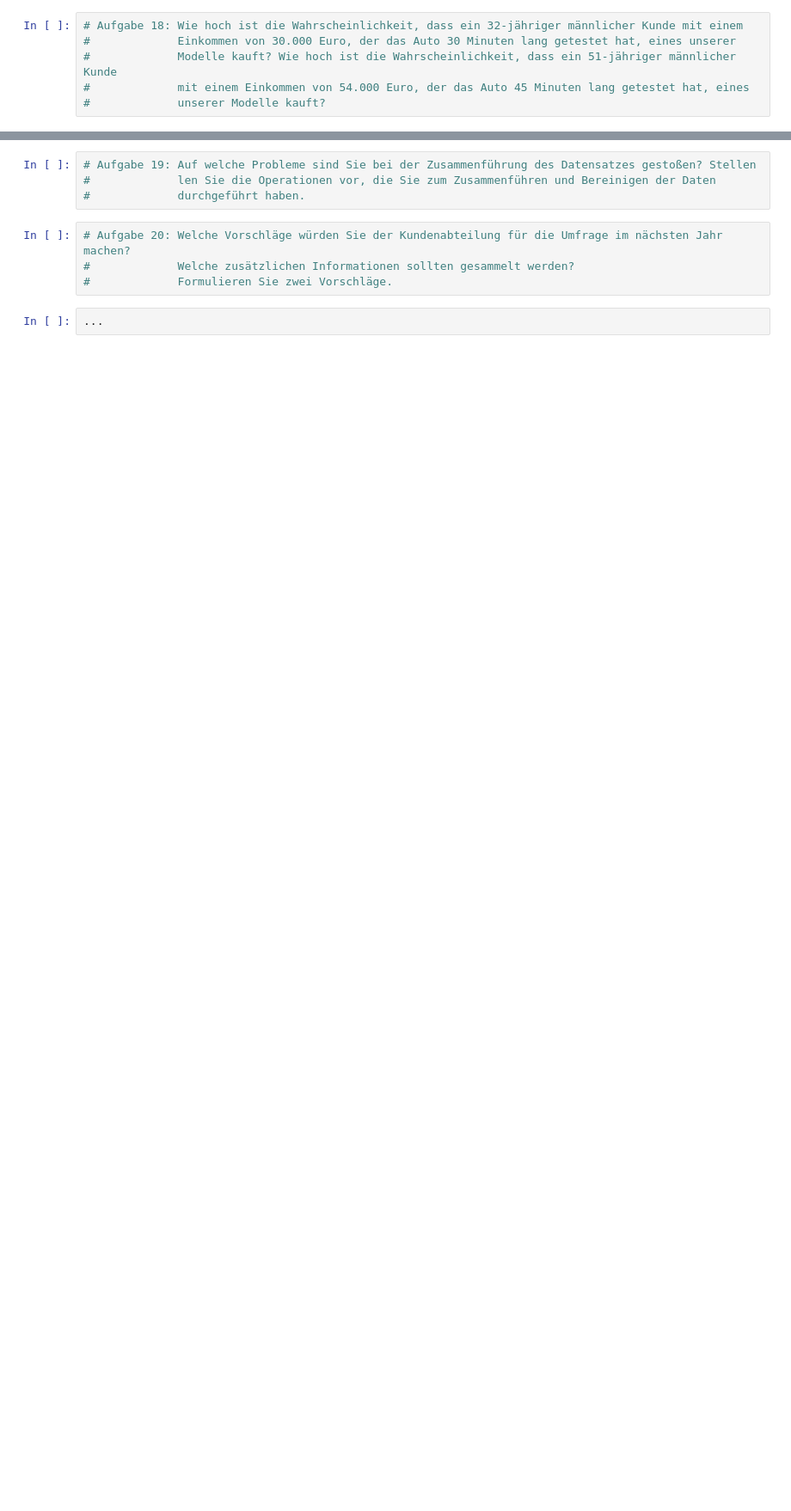
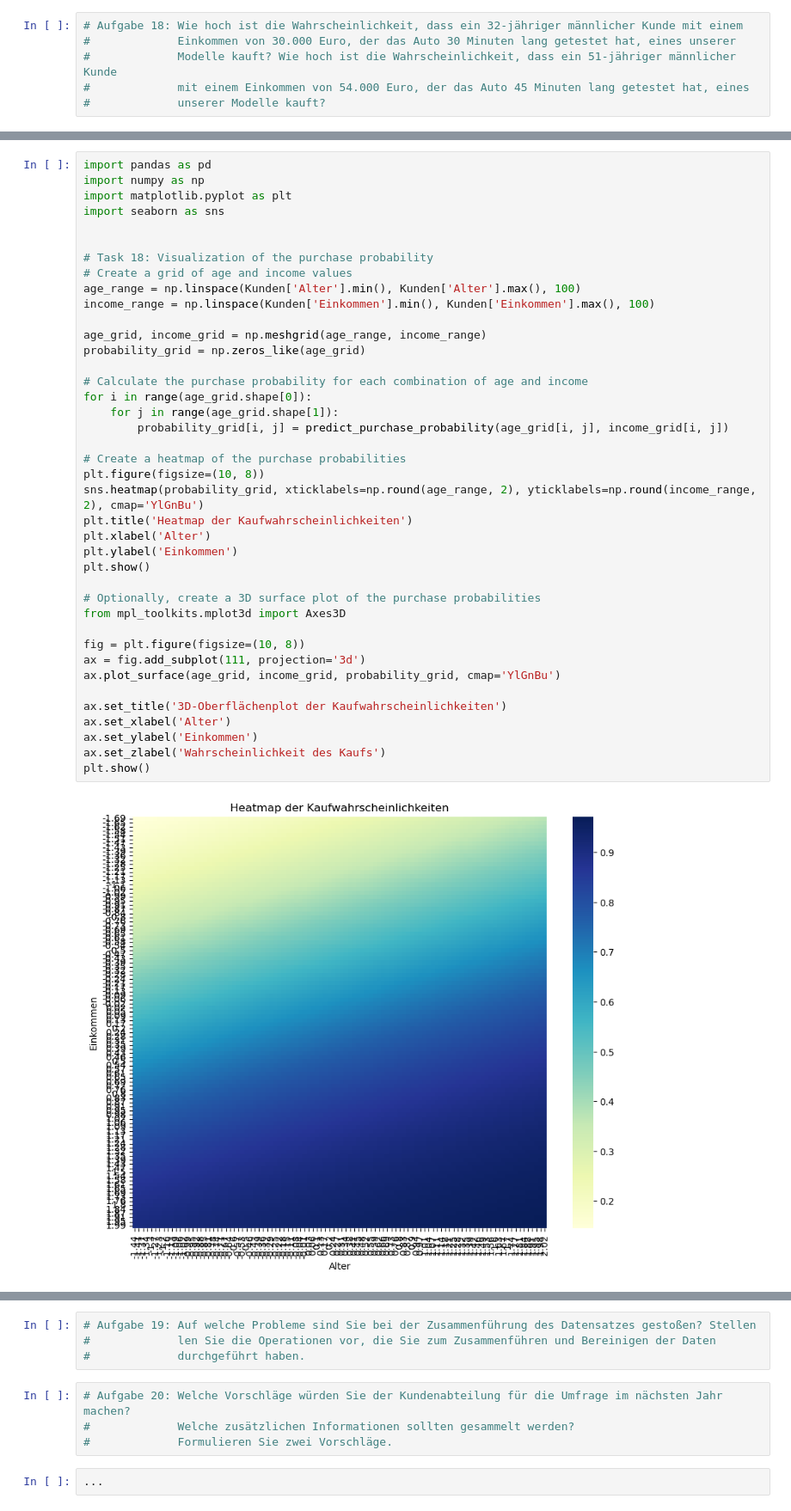
Before and after one commit to FastResearch/final_projectSS2024_Group3, a Jupyter notebook: tables_ges.ipynb, the cells around one changed output, grey strips where cells are left out. Shown at 86% size. Drawn from its saved outputs; the diff is of its cells as text; blank space fills up the shorter version.

```diff
--- a/tables_ges.ipynb
+++ b/tables_ges.ipynb
@@ -1251,0 +1751,42 @@ log_coefficients = log_model.coef_
+# %%
+import pandas as pd
+import numpy as np
+import matplotlib.pyplot as plt
+import seaborn as sns
+
+
+# Task 18: Visualization of the purchase probability
+# Create a grid of age and income values
+age_range = np.linspace(Kunden['Alter'].min(), Kunden['Alter'].max(), 100)
+income_range = np.linspace(Kunden['Einkommen'].min(), Kunden['Einkommen'].max(), 100)
+
+age_grid, income_grid = np.meshgrid(age_range, income_range)
+probability_grid = np.zeros_like(age_grid)
+
+# Calculate the purchase probability for each combination of age and income
+for i in range(age_grid.shape[0]):
+    for j in range(age_grid.shape[1]):
+        probability_grid[i, j] = predict_purchase_probability(age_grid[i, j], income_grid[i, j])
+
+# Create a heatmap of the purchase probabilities
+plt.figure(figsize=(10, 8))
+sns.heatmap(probability_grid, xticklabels=np.round(age_range, 2), yticklabels=np.round(income_range, 2), cmap='YlGnBu')
+plt.title('Heatmap der Kaufwahrscheinlichkeiten')
+plt.xlabel('Alter')
+plt.ylabel('Einkommen')
+plt.show()
+
+# Optionally, create a 3D surface plot of the purchase probabilities
+from mpl_toolkits.mplot3d import Axes3D
+
+fig = plt.figure(figsize=(10, 8))
+ax = fig.add_subplot(111, projection='3d')
+ax.plot_surface(age_grid, income_grid, probability_grid, cmap='YlGnBu')
+
+ax.set_title('3D-Oberflächenplot der Kaufwahrscheinlichkeiten')
+ax.set_xlabel('Alter')
+ax.set_ylabel('Einkommen')
+ax.set_zlabel('Wahrscheinlichkeit des Kaufs')
+plt.show()
+# %% [output]
+[figure, added]
```
Also changed, not shown: parts of 28 cells of this notebook.
